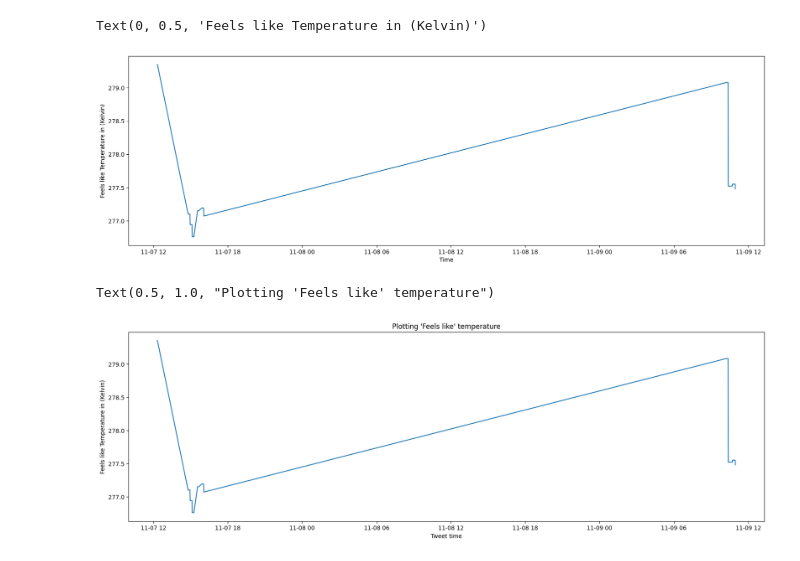
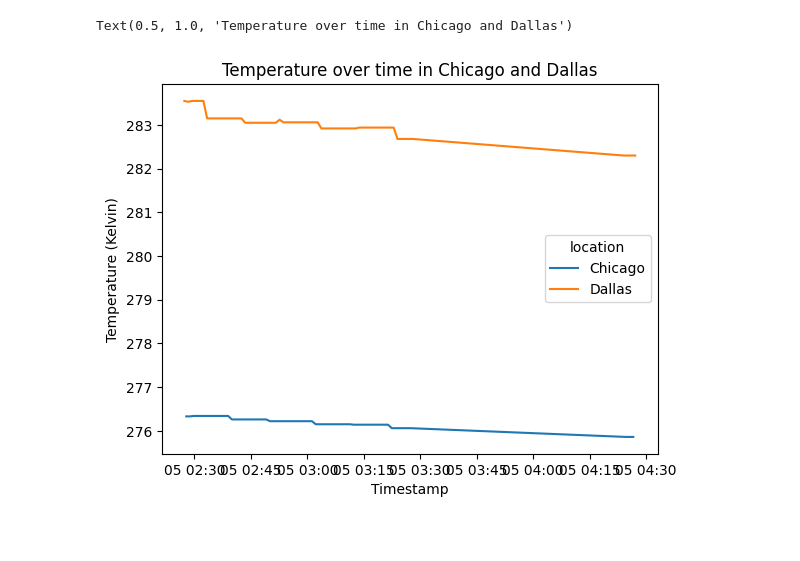
Before and after one commit to DeathHunterX/Simple-datapipeline, a Jupyter notebook: data-vis/python/blog-visuals.ipynb, the cells around one changed output. Cells and saved outputs as stored; diff of their text form; code cells hidden in the pictures; blank space fills up the shorter version.

```diff
--- a/data-vis/python/blog-visuals.ipynb
+++ b/data-vis/python/blog-visuals.ipynb
@@ -43,17 +78,0 @@ Text(0.5, 1.0, 'Total weather data recorded')
-# %%
-plt.figure(figsize=(20,6))
-plt.plot(weather['forecast_timestamp'], weather['feels_like'])
-plt.xlabel("Time")
-plt.ylabel("Feels like Temperature in (Kelvin)")
-# %% [output]
-Text(0, 0.5, 'Feels like Temperature in (Kelvin)')
-[figure, removed]
-# %%
-plt.figure(figsize=(20,6))
-plt.plot(weather['forecast_timestamp'], weather['feels_like'])
-plt.xlabel("Tweet time")
-plt.ylabel("Feels like Temperature in (Kelvin)")
-plt.title("Plotting 'Feels like' temperature")
-# %% [output]
-Text(0.5, 1.0, "Plotting 'Feels like' temperature")
-[figure, removed]
@@ -59,0 +82,8 @@ Text(0.5, 1.0, "Plotting 'Feels like' temperature")
+# %%
+sns.lineplot(data=weather, x="forecast_timestamp", y="temp", hue="location")
+plt.xlabel('Timestamp')
+plt.ylabel('Temperature (Kelvin)')
+plt.title('Temperature over time in Chicago and Dallas')
+# %% [output]
+Text(0.5, 1.0, 'Temperature over time in Chicago and Dallas')
+[figure, added]
```
Also changed, not shown: parts of 12 cells of this notebook, 10 other files.
